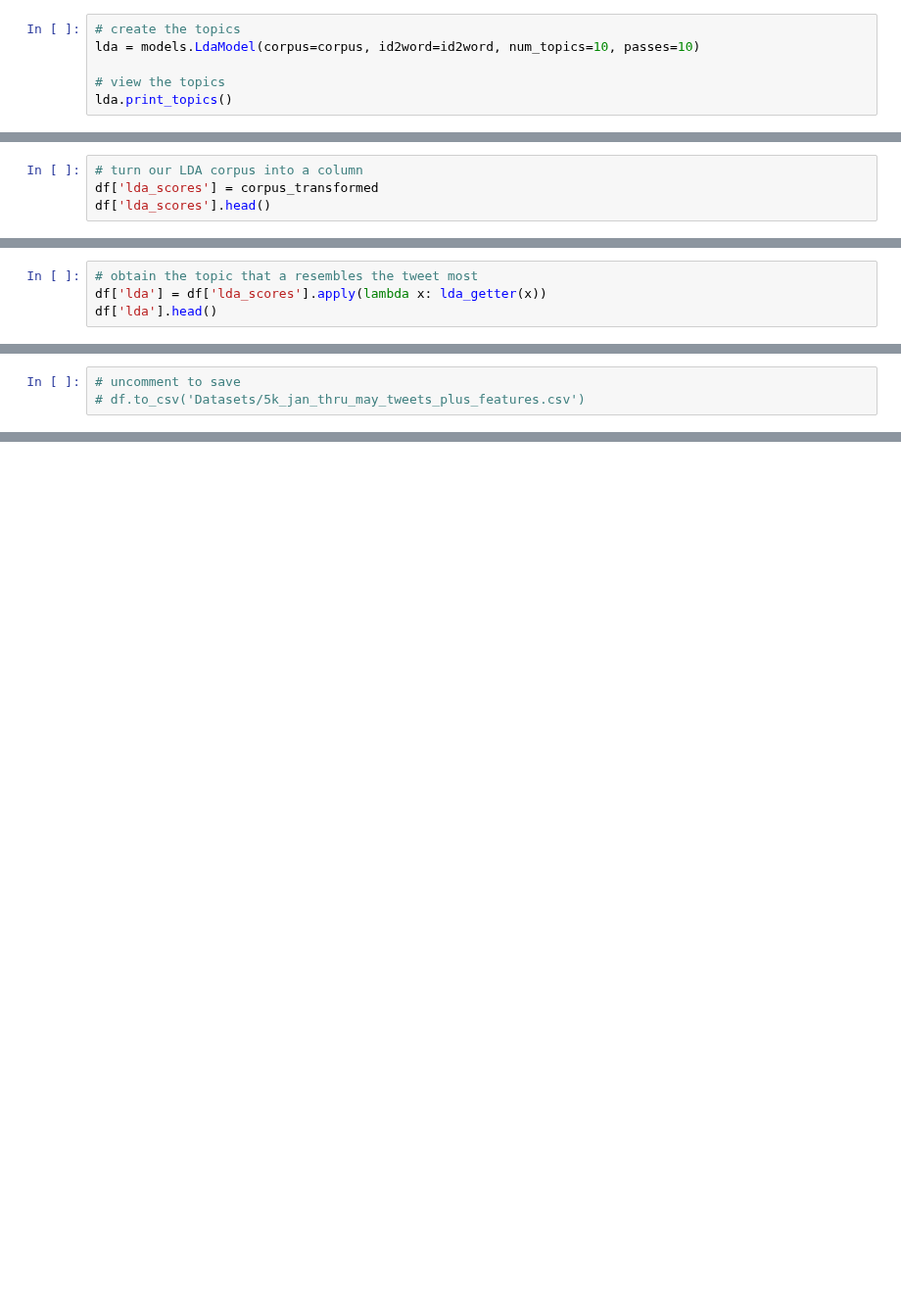
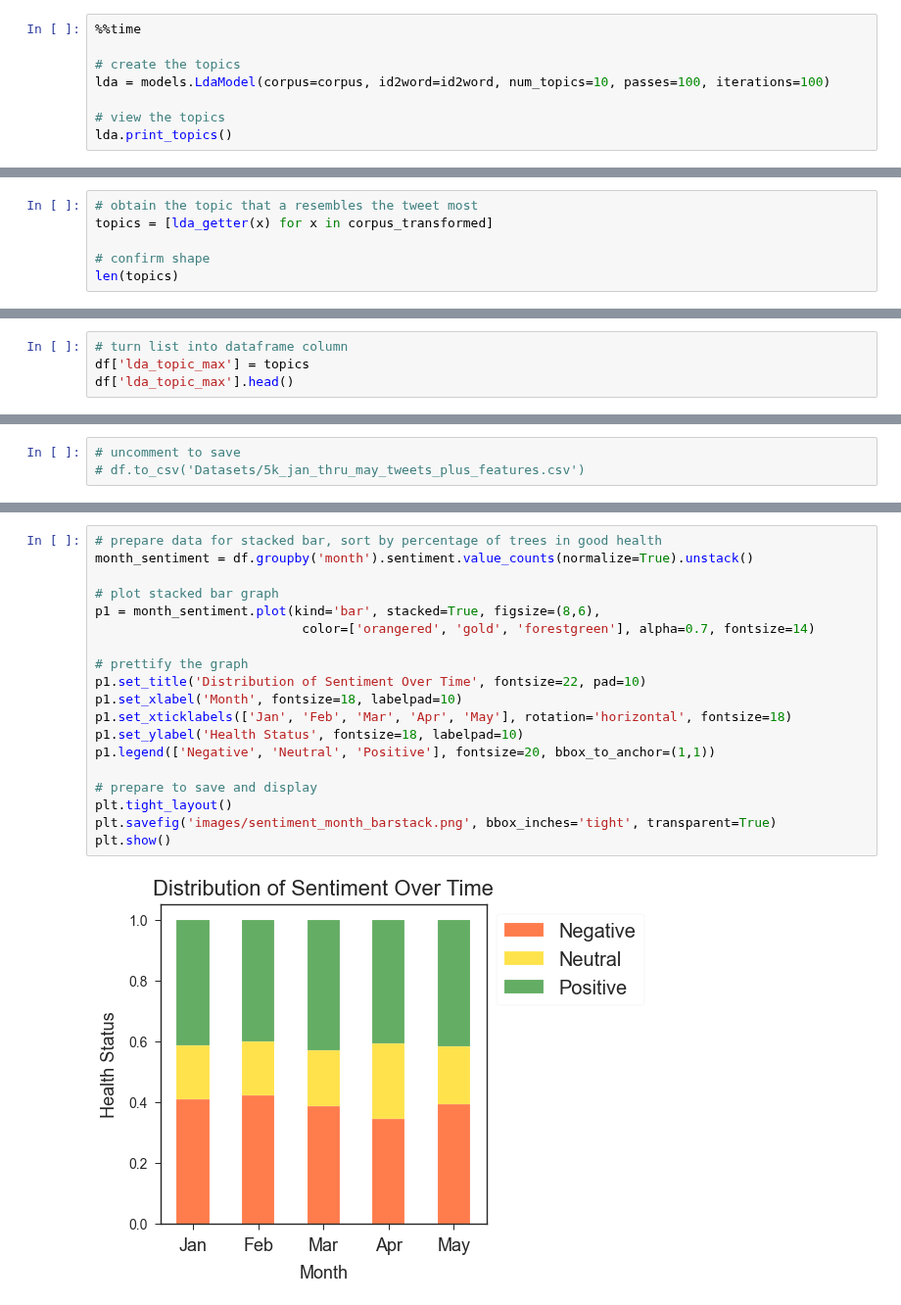
Before and after one commit to p-szymo/twitter-sentiment-analysis, a Jupyter notebook: 03a_nlp_features_notebook.ipynb, the cells around one changed output, grey strips where cells are left out. Shown at 98% size. Drawn from its saved outputs; the diff is of its cells as text; blank space fills up the shorter version.

Commit message:
clean up, notate, and improve notebooks, re-run lda model, improve visualizations

```diff
--- a/03a_nlp_features_notebook.ipynb
+++ b/03a_nlp_features_notebook.ipynb
@@ -407,6 +332,8 @@ id2word = dict((v, k) for k, v in cv.vocabulary_.items())
 # %%
+%%time
+
 # create the topics
-lda = models.LdaModel(corpus=corpus, id2word=id2word, num_topics=10, passes=10)
+lda = models.LdaModel(corpus=corpus, id2word=id2word, num_topics=10, passes=100, iterations=100)
 
 # view the topics
 lda.print_topics()
@@ -460,0 +397,6 @@ corpus_transformed[0]
+# %%
+# obtain the topic that a resembles the tweet most
+topics = [lda_getter(x) for x in corpus_transformed]
+
+# confirm shape
+len(topics)
@@ -461,5 +410,5 @@ corpus_transformed[0]
 # %%
-# turn our LDA corpus into a column
-df['lda_scores'] = corpus_transformed
-df['lda_scores'].head()
+# turn list into dataframe column
+df['lda_topic_max'] = topics
+df['lda_topic_max'].head()
 # %% [output]
@@ -472,4 +420,0 @@ Name: lda_scores, dtype: object
-# %%
-# obtain the topic that a resembles the tweet most
-df['lda'] = df['lda_scores'].apply(lambda x: lda_getter(x))
-df['lda'].head()
@@ -608,0 +626,21 @@ Index(['id', 'conversation_id', 'created_at', 'date', 'tweet', 'hashtags',
+# %%
+# prepare data for stacked bar, sort by percentage of trees in good health
+month_sentiment = df.groupby('month').sentiment.value_counts(normalize=True).unstack()
+
+# plot stacked bar graph
+p1 = month_sentiment.plot(kind='bar', stacked=True, figsize=(8,6),
+                           color=['orangered', 'gold', 'forestgreen'], alpha=0.7, fontsize=14)
+
+# prettify the graph
+p1.set_title('Distribution of Sentiment Over Time', fontsize=22, pad=10)
+p1.set_xlabel('Month', fontsize=18, labelpad=10)
+p1.set_xticklabels(['Jan', 'Feb', 'Mar', 'Apr', 'May'], rotation='horizontal', fontsize=18)
+p1.set_ylabel('Health Status', fontsize=18, labelpad=10)
+p1.legend(['Negative', 'Neutral', 'Positive'], fontsize=20, bbox_to_anchor=(1,1))
+
+# prepare to save and display
+plt.tight_layout()
+plt.savefig('images/sentiment_month_barstack.png', bbox_inches='tight', transparent=True)
+plt.show()
+# %% [output]
+[figure, added]
```
Also changed, not shown: parts of 81 cells of this notebook, 3 other files.
